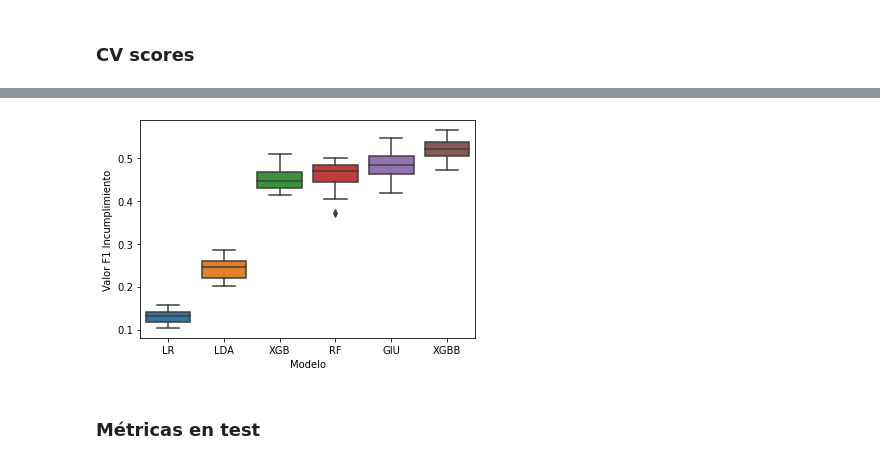
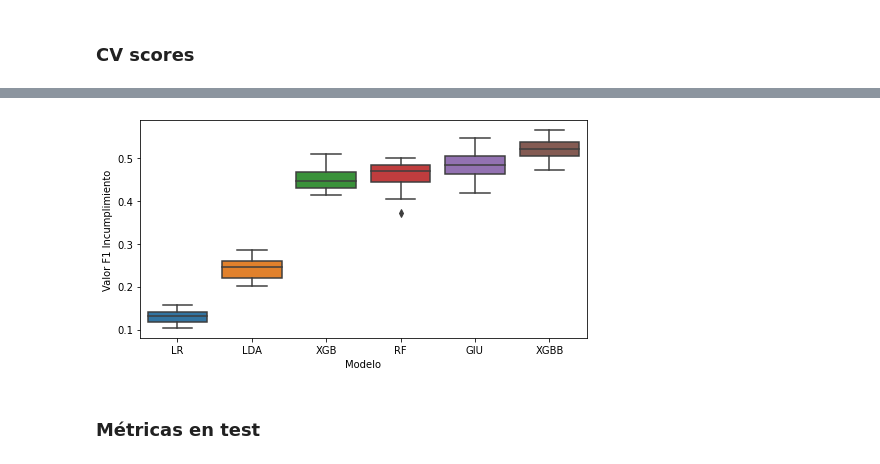
Before and after one commit to AzaelCC/Credit-Risk-Explainable-ML, a Jupyter notebook: src/ECAI_BasicModeling.ipynb, the cells around one changed output, grey strips where cells are left out. Cells and saved outputs as stored; diff of their text form; code cells hidden in the pictures.

Commit message:
Change compare plot dimensions

```diff
--- a/src/ECAI_BasicModeling.ipynb
+++ b/src/ECAI_BasicModeling.ipynb
@@ -286,13 +289,15 @@ results['XGBB'] = grid_df[grid_df.mean_test_score == grid_df.mean_test_score.max
 # %%
 sns.boxplot(x="variable", y="value", data=pd.melt(results))
 if not os.path.exists('figures/modeling_basic'):
     os.makedirs('figures/modeling_basic')
 plt.ylabel('Valor F1 Incumplimiento')
 plt.xlabel('Modelo')
-plt.savefig('results/figures/modeling_basic/mb_F1_CV.png', bbox_inches='tight', dpi=300, transparent=True)
-plt.savefig('results/figures/modeling_basic/mb_F1_CV.svg', bbox_inches='tight', transparent=True)
+fig = plt.gcf()
+fig.set_size_inches(8,4)
+fig.savefig('results/figures/modeling_basic/mb_F1_CV.png', bbox_inches='tight', dpi=300, transparent=True)
+fig.savefig('results/figures/modeling_basic/mb_F1_CV.svg', bbox_inches='tight', transparent=True)
 # %% [output]
-[figure, old version]
+[figure, new version]
 # %% [markdown]
 ### Métricas en test
 # %%
```
Also changed, not shown: parts of 1 cell of this notebook.
